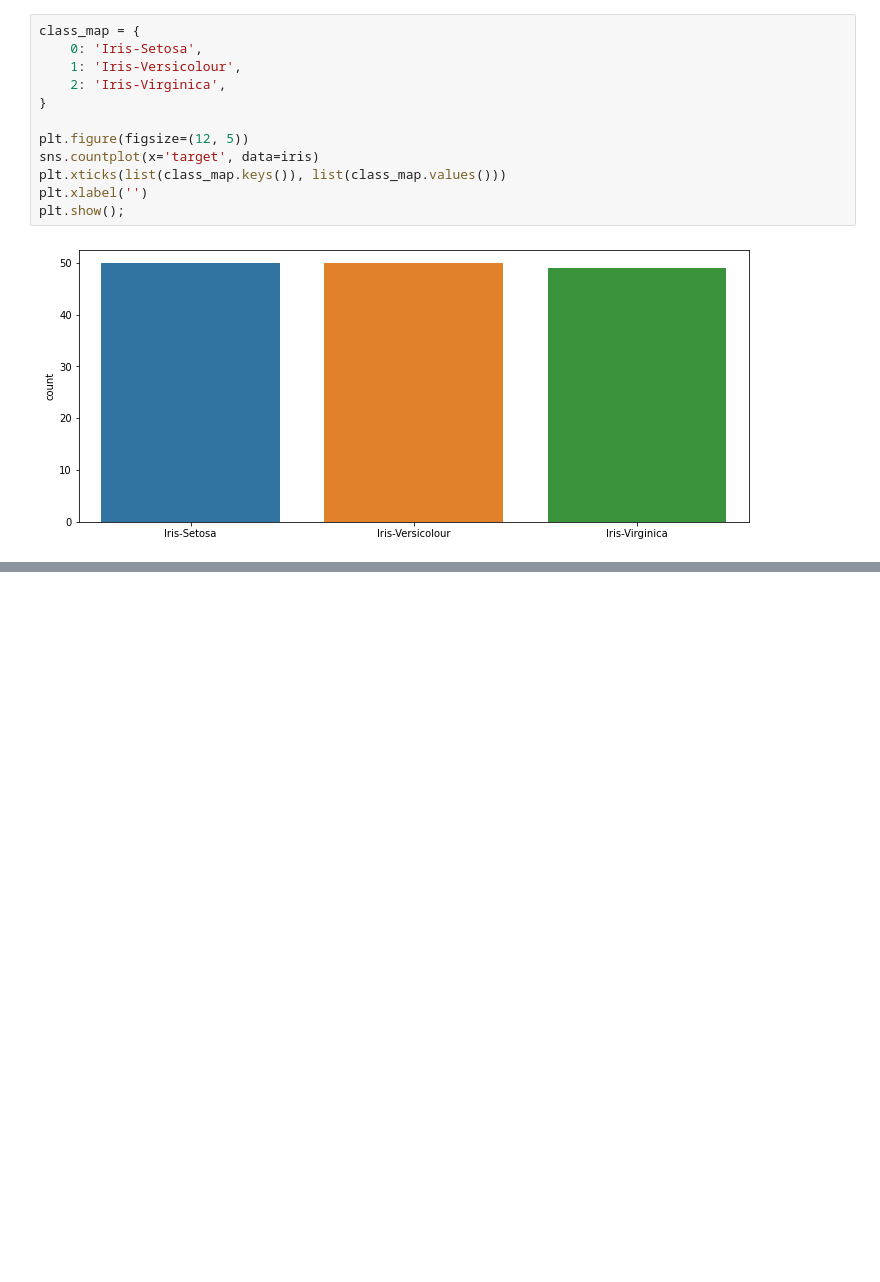
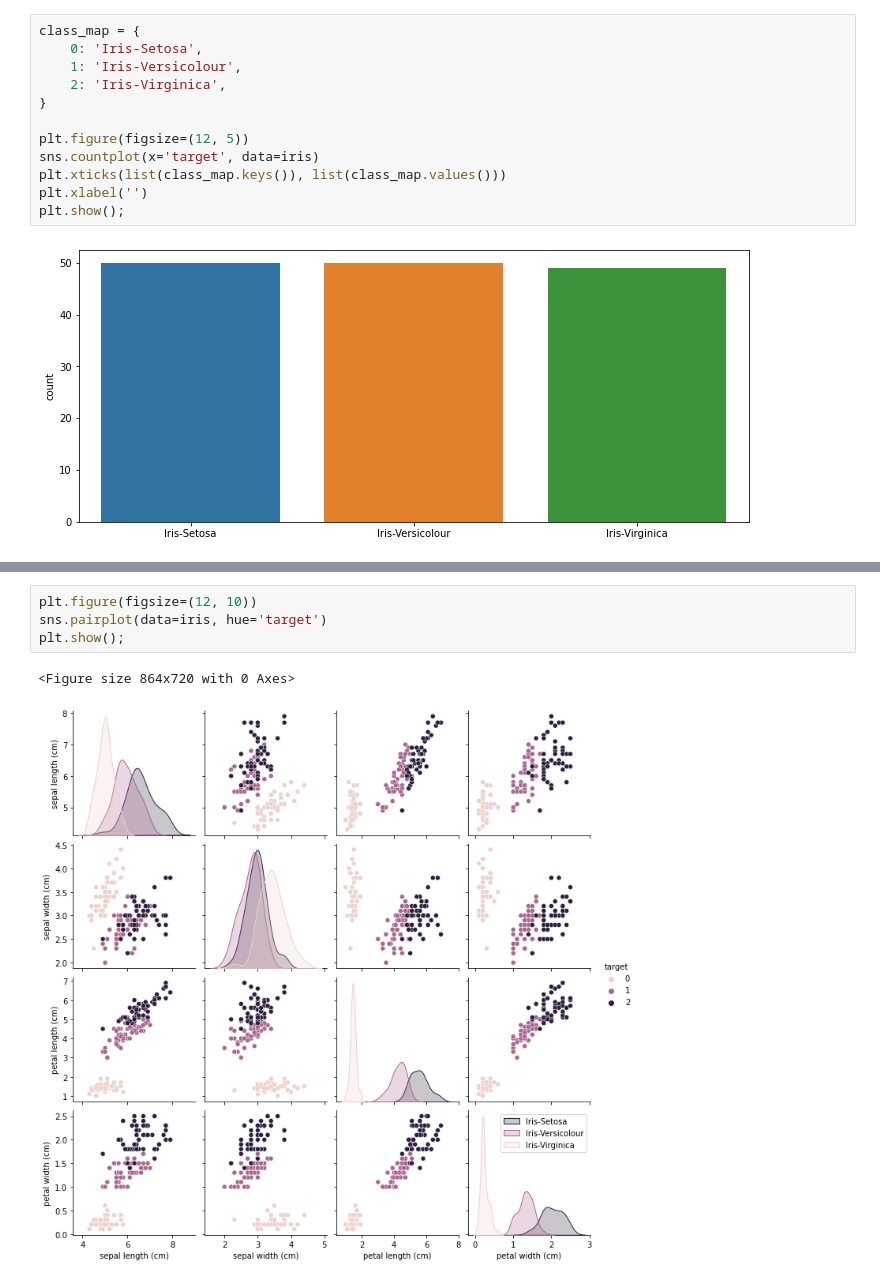
Before and after one commit to dendihandian/data-portfolio, a Jupyter notebook: sklearn-iris/analisis-dataset-iris.ipynb, the cells around one changed output, grey strips where cells are left out. Saved outputs shown, nothing was run; the diff lists cells and outputs as text; blank space fills up the shorter version.

```diff
--- a/sklearn-iris/analisis-dataset-iris.ipynb
+++ b/sklearn-iris/analisis-dataset-iris.ipynb
@@ -170,0 +205,7 @@ plt.show();
+# %%
+plt.figure(figsize=(12, 10))
+sns.pairplot(data=iris, hue='target')
+plt.show();
+# %% [output]
+<Figure size 864x720 with 0 Axes>
+[figure, added]
```
Also changed, not shown: parts of 7 cells of this notebook.
